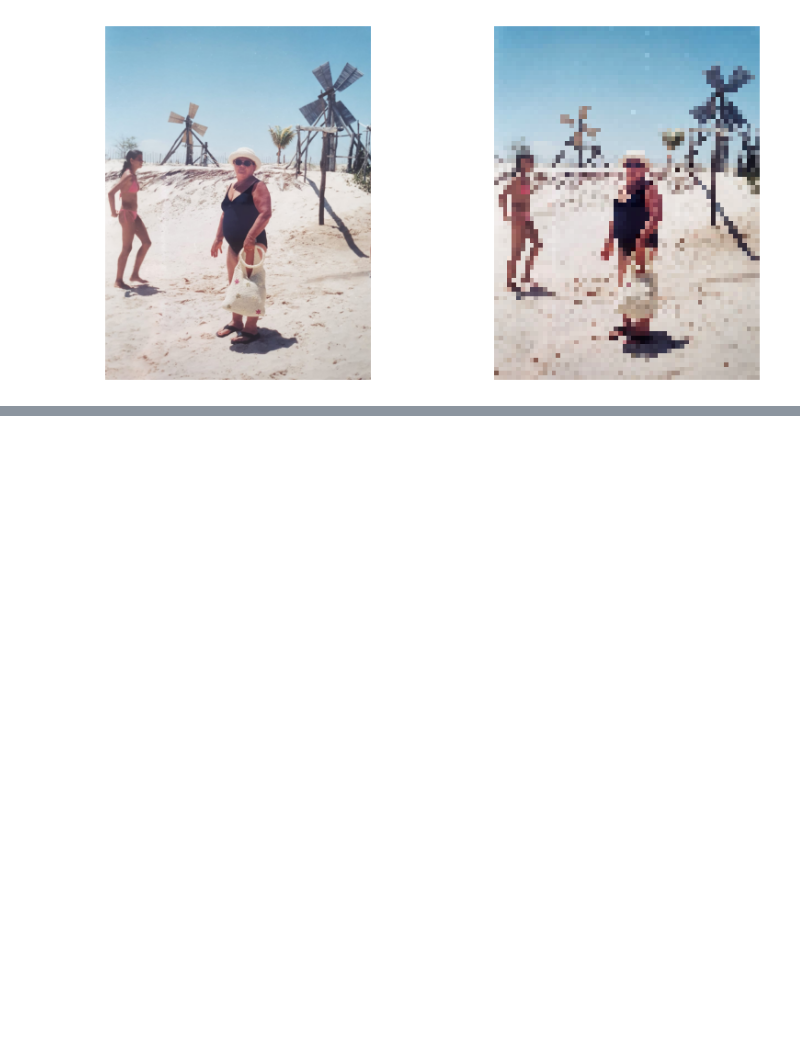
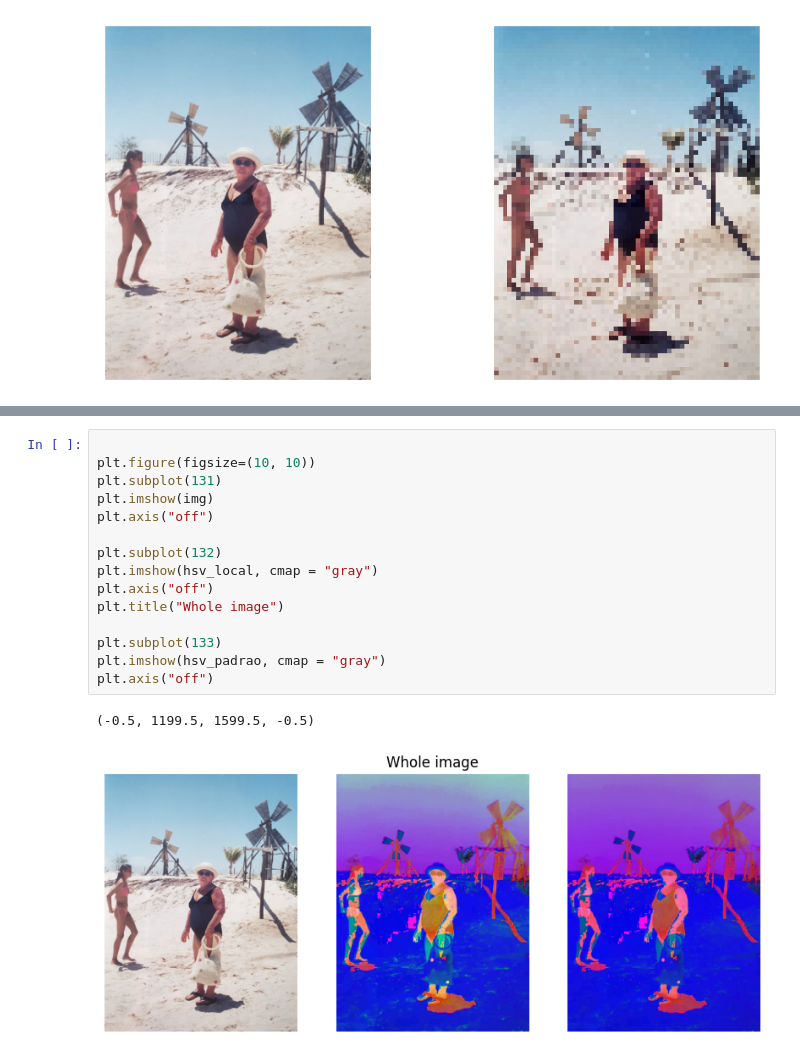
Before and after one commit to JoaoDell/Natural-Artificial-Vision, a Jupyter notebook: examples/specs_manipulation.ipynb, the cells around one changed output, grey strips where cells are left out. Saved outputs shown, nothing was run; the diff lists cells and outputs as text; blank space fills up the shorter version.

```diff
--- a/examples/specs_manipulation.ipynb
+++ b/examples/specs_manipulation.ipynb
@@ -140,0 +208,18 @@ print(rgb_to_hsv(img))
+# %%
+
+plt.figure(figsize=(10, 10))
+plt.subplot(131)
+plt.imshow(img)
+plt.axis("off")
+
+plt.subplot(132)
+plt.imshow(hsv_local, cmap = "gray")
+plt.axis("off")
+plt.title("Whole image")
+
+plt.subplot(133)
+plt.imshow(hsv_padrao, cmap = "gray")
+plt.axis("off")
+# %% [output]
+(-0.5, 1199.5, 1599.5, -0.5)
+[figure, added]
```
Also changed, not shown: parts of 7 cells of this notebook, 3 other files.
